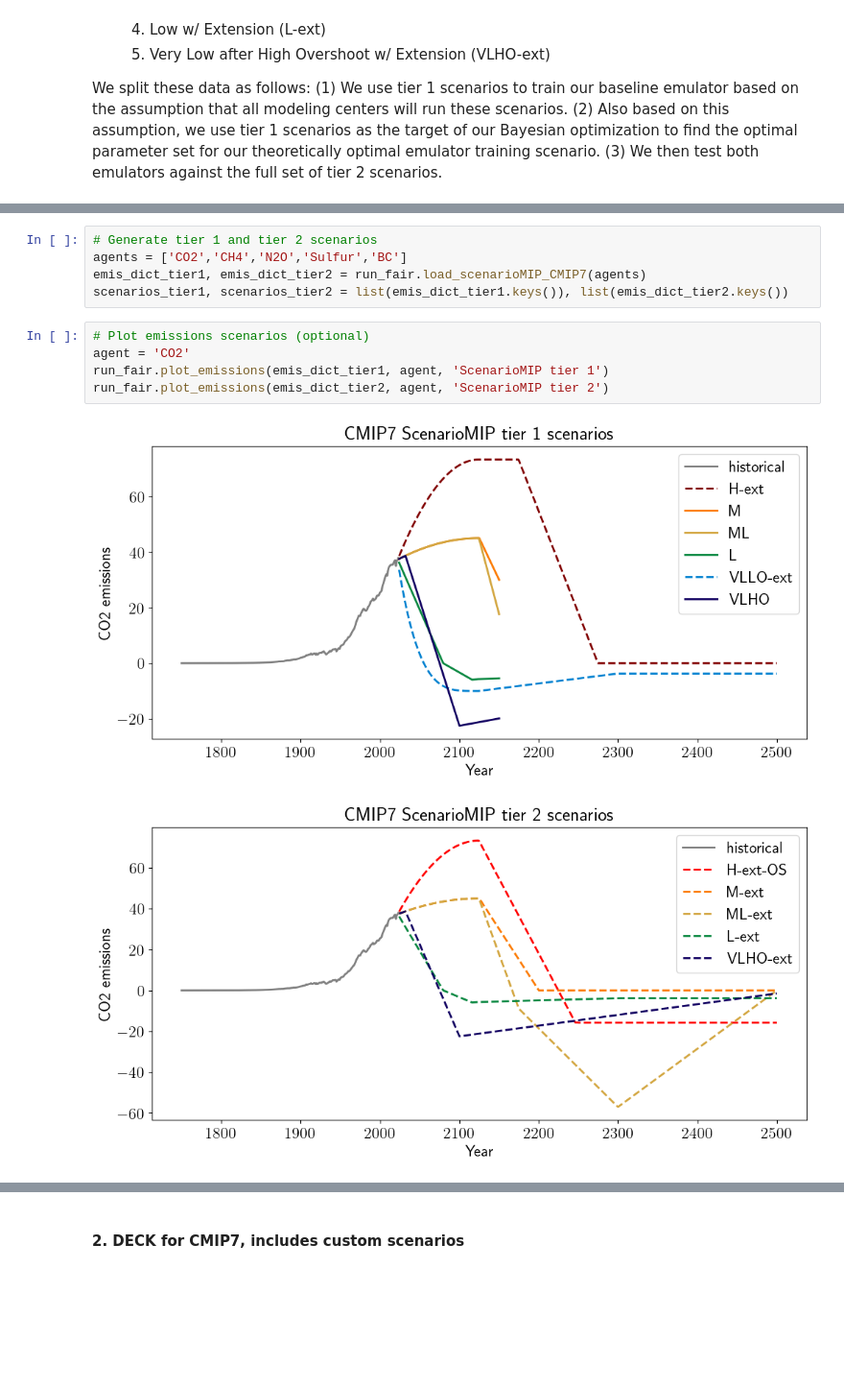
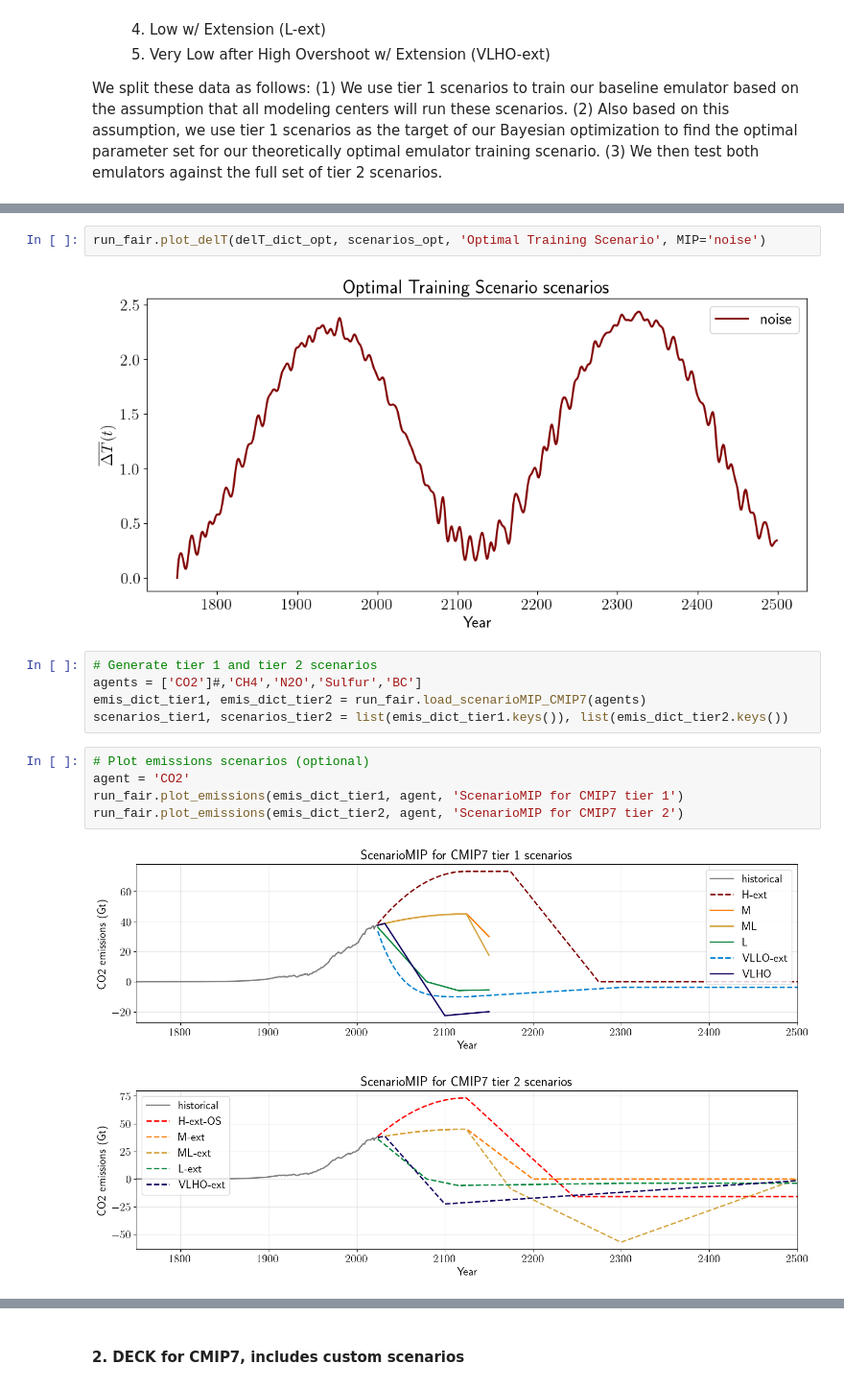
Before and after one commit to cbwomack/Emulator_Training_Data, a Jupyter notebook: generate_data.ipynb, the cells around one changed output, grey strips where cells are left out. Shown at 96% size. Drawn from its saved outputs; the diff is of its cells as text; blank space fills up the shorter version.

```diff
--- a/generate_data.ipynb
+++ b/generate_data.ipynb
@@ -58,15 +80,19 @@ We split these data as follows: (1) We use tier 1 scenarios to train our baselin
+# %%
+run_fair.plot_delT(delT_dict_opt, scenarios_opt, 'Optimal Training Scenario', MIP='noise')
+# %% [output]
+[figure, added]
 # %%
 # Generate tier 1 and tier 2 scenarios
-agents = ['CO2','CH4','N2O','Sulfur','BC']
+agents = ['CO2']#,'CH4','N2O','Sulfur','BC']
 emis_dict_tier1, emis_dict_tier2 = run_fair.load_scenarioMIP_CMIP7(agents)
 scenarios_tier1, scenarios_tier2 = list(emis_dict_tier1.keys()), list(emis_dict_tier2.keys())
 # %%
 # Plot emissions scenarios (optional)
 agent = 'CO2'
-run_fair.plot_emissions(emis_dict_tier1, agent, 'ScenarioMIP tier 1')
-run_fair.plot_emissions(emis_dict_tier2, agent, 'ScenarioMIP tier 2')
+run_fair.plot_emissions(emis_dict_tier1, agent, 'ScenarioMIP for CMIP7 tier 1')
+run_fair.plot_emissions(emis_dict_tier2, agent, 'ScenarioMIP for CMIP7 tier 2')
 # %% [output]
-[figure, old version]
+[figure, new version]
-[figure, old version]
+[figure, new version]
 # %%
 # Run FaIR for each scenario to get temperature change
```
Also changed, not shown: parts of 36 cells of this notebook, 20 other files.
